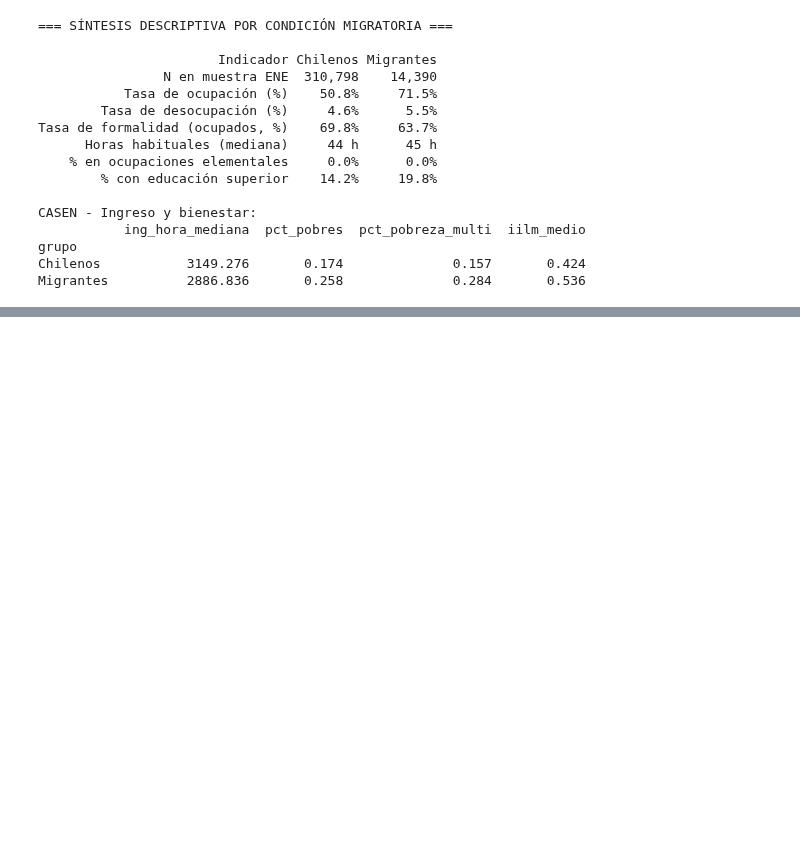
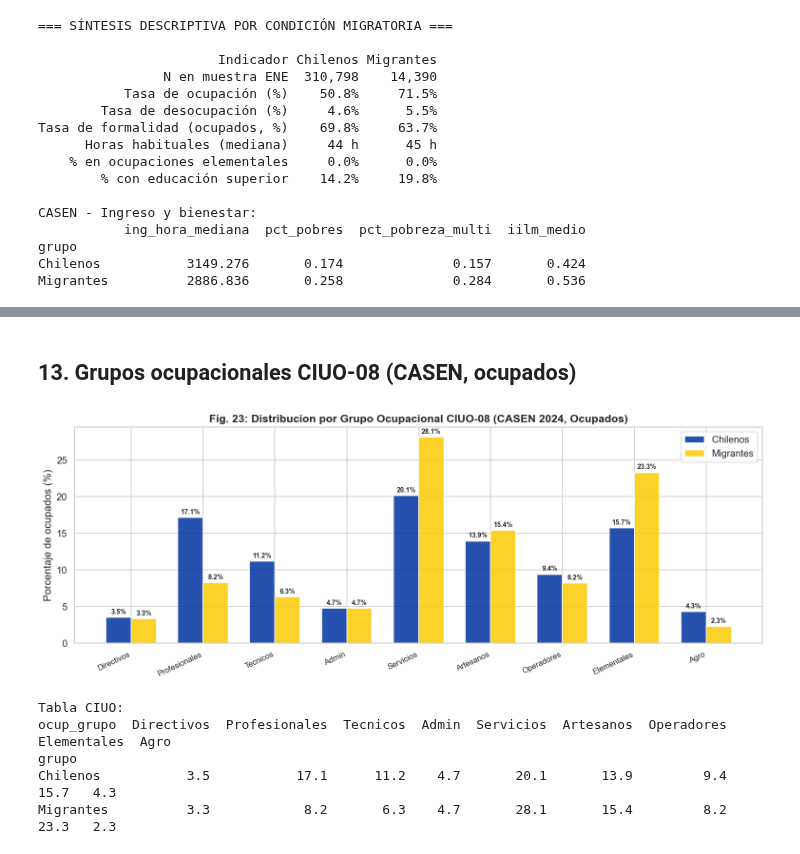
Before and after one commit to ElK1000o/investigacion-ia, a Jupyter notebook: Python/Analisis/03_eda_descriptivo.ipynb, the cells around one changed output, grey strips where cells are left out. Cells and saved outputs as stored; diff of their text form; code cells hidden in the pictures; blank space fills up the shorter version.

```diff
--- a/Python/Analisis/03_eda_descriptivo.ipynb
+++ b/Python/Analisis/03_eda_descriptivo.ipynb
@@ -681,0 +735,47 @@ Migrantes          2886.836       0.258              0.284       0.536
+# %% [markdown]
+## 13. Grupos ocupacionales CIUO-08 (CASEN, ocupados)
+# %%
+# Figura 23: Distribucion por grupo ocupacional CIUO-08 desde CASEN (solo ocupados)
+# Revela la brecha Profesionales vs Elementales entre Chilenos y Migrantes
+
+ciuo_order = ['Directivos', 'Profesionales', 'Tecnicos', 'Admin',
+              'Servicios', 'Artesanos', 'Operadores', 'Elementales', 'Agro']
+
+cas_ocup = cas[cas['activ'] == 1].copy()
+ciuo_dist = (cas_ocup.groupby(['grupo', 'ocup_grupo'])
+             .size().unstack(fill_value=0))
+ciuo_pct = ciuo_dist.div(ciuo_dist.sum(axis=1), axis=0) * 100
+ciuo_pct = ciuo_pct.reindex(columns=[c for c in ciuo_order if c in ciuo_pct.columns])
+
+fig, ax = plt.subplots(figsize=(13, 5))
+x = np.arange(len(ciuo_pct.columns))
+width = 0.35
+for i, (grupo, row) in enumerate(ciuo_pct.iterrows()):
+    bars = ax.bar(x + i*width - width/2, row.values, width=width,
+                  label=grupo, color=list(COLORES.values())[i],
+                  alpha=0.85, edgecolor='white')
+    for bar in bars:
+        if bar.get_height() >= 1.5:
+            ax.text(bar.get_x() + bar.get_width()/2, bar.get_height() + 0.3,
+                    f'{bar.get_height():.1f}%',
+                    ha='center', va='bottom', fontsize=8.5, fontweight='bold')
+
+ax.set_xticks(x)
+ax.set_xticklabels(ciuo_pct.columns, rotation=25, ha='right', fontsize=10)
+ax.set_ylabel('Porcentaje de ocupados (%)')
+ax.set_title('Fig. 23: Distribucion por Grupo Ocupacional CIUO-08 (CASEN 2024, Ocupados)',
+             fontsize=14, fontweight='bold')
+ax.legend()
+plt.tight_layout()
+plt.savefig(os.path.join(FIG, 'fig23_ciuo_casen.png'))
+plt.show()
+
+print('Tabla CIUO:')
+print(ciuo_pct.round(1).to_string())
+# %% [output]
+[figure, added]
+Tabla CIUO:
+ocup_grupo  Directivos  Profesionales  Tecnicos  Admin  Servicios  Artesanos  Operadores  Elementales  Agro
+grupo
+Chilenos           3.5           17.1      11.2    4.7       20.1       13.9         9.4         15.7   4.3
+Migrantes          3.3            8.2       6.3    4.7       28.1       15.4         8.2         23.3   2.3
```
Also changed, not shown: parts of 5 cells of this notebook, 31 other files.
